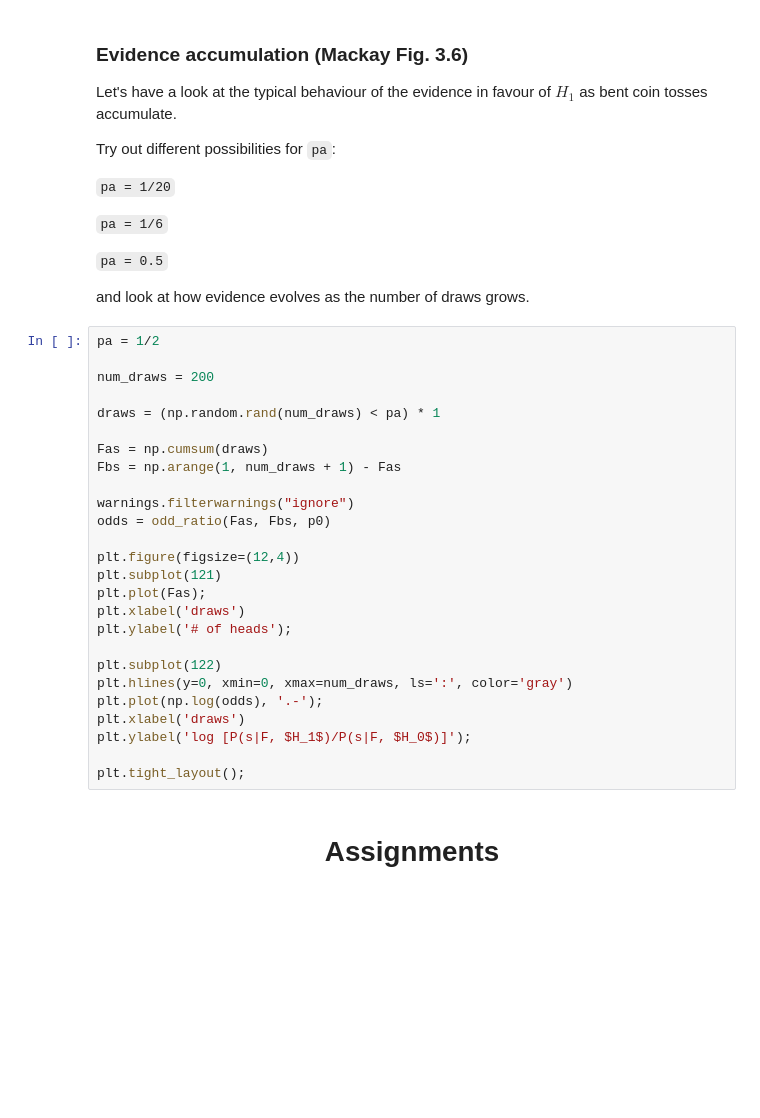
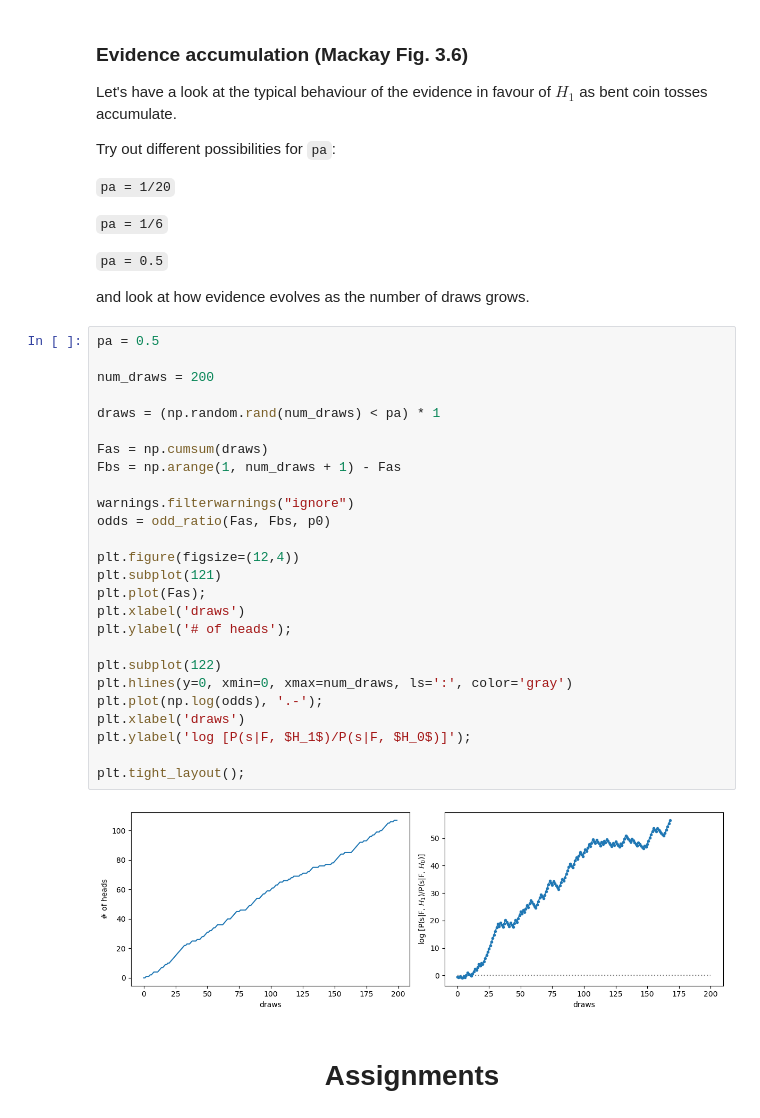
Before and after one commit to aleingrosso/cds_ml_2026, a Jupyter notebook: Lecture2.1-evidence_framework.ipynb, the cells around one changed output. Cells and saved outputs as stored; diff of their text form; blank space fills up the shorter version.

Commit message:
add figures + correct typos in Lecture2

```diff
--- a/Lecture2.1-evidence_framework.ipynb
+++ b/Lecture2.1-evidence_framework.ipynb
@@ -186,31 +198,33 @@ Try out different possibilities for `pa`:
 
 and look at how evidence evolves as the number of draws grows.
 # %%
-pa = 1/2
+pa = 0.5
 
 num_draws = 200
 
 draws = (np.random.rand(num_draws) < pa) * 1
 
 Fas = np.cumsum(draws)
 Fbs = np.arange(1, num_draws + 1) - Fas
 
 warnings.filterwarnings("ignore")
 odds = odd_ratio(Fas, Fbs, p0)
 
 plt.figure(figsize=(12,4))
 plt.subplot(121)
 plt.plot(Fas);
 plt.xlabel('draws')
 plt.ylabel('# of heads');
 
 plt.subplot(122)
 plt.hlines(y=0, xmin=0, xmax=num_draws, ls=':', color='gray')
 plt.plot(np.log(odds), '.-');
 plt.xlabel('draws')
 plt.ylabel('log [P(s|F, $H_1$)/P(s|F, $H_0$)]');
 
 plt.tight_layout();
+# %% [output]
+[figure, added]
 # %% [markdown]
 # <center>Assignments</center>
 # %% [markdown]
```
Also changed, not shown: parts of 3 cells of this notebook, 43 other files.
